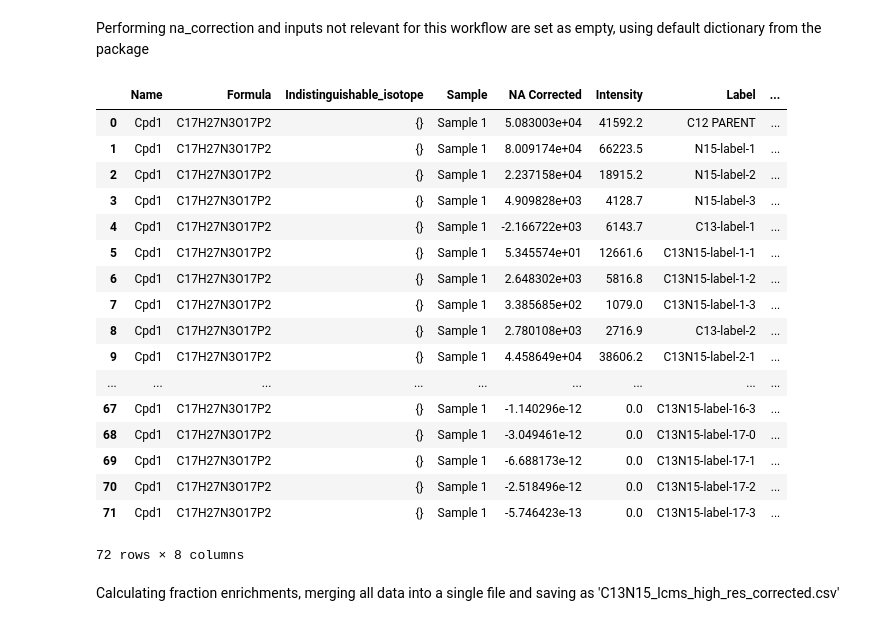
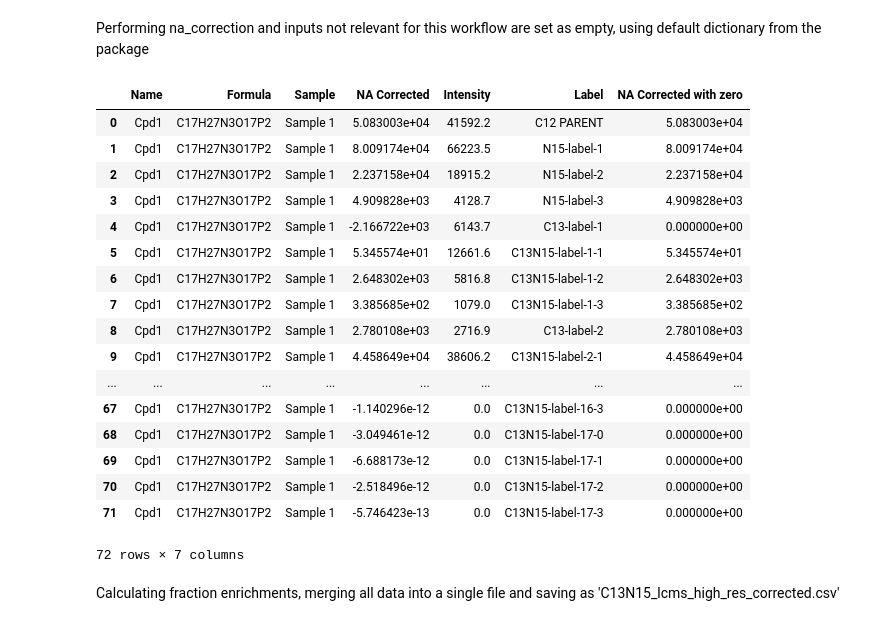
Before and after one commit to ElucidataInc/NA_Correction, a Jupyter notebook: Demo/N2-LCMS_workflow_with_C13_N15_label.ipynb, the cells around one changed output. Drawn from its saved outputs; the diff is of its cells as text; code cells hidden in the pictures.

```diff
--- a/Demo/N2-LCMS_workflow_with_C13_N15_label.ipynb
+++ b/Demo/N2-LCMS_workflow_with_C13_N15_label.ipynb
@@ -41,32 +41,32 @@ Dictionary containing natural abundance values for the common isotopes found in
 # %% [markdown]
 Performing na_correction and inputs not relevant for this workflow are set as empty, using default dictionary from the package
 # %%
-na_corr_df, ele_corr_dict = na_correction(merged_df, iso_tracers=['C13', 'N15'], ppm_input_user={}, eleme_corr={})
+na_corr_df, ele_corr_dict = na_correction(merged_df, iso_tracers=['C13', 'N15'], eleme_corr={})
 
 #for user defined NAdictionary
-#na_corr_df, ele_corr_dict = na_correction(merged_df, iso_tracers=['C13', 'N15'], ppm_input_user={}, eleme_corr={}, na_dict=na_dict)
+#na_corr_df, ele_corr_dict = na_correction(merged_df, iso_tracers=['C13', 'N15'], eleme_corr={}, na_dict=na_dict)
 
 na_corr_df = replace_negatives_in_column(na_corr_df, const.NA_CORRECTED_WITH_ZERO, const.NA_CORRECTED_COL)
 na_corr_df
 # %% [output]
-|  | Name | Formula | Indistinguishable_isotope | Sample | NA Corrected | Intensity | Label | ... |
-| 0 | Cpd1 | C17H27N3O17P2 | {} | Sample 1 | 5.083003e+04 | 41592.2 | C12 PARENT | ... |
-| 1 | Cpd1 | C17H27N3O17P2 | {} | Sample 1 | 8.009174e+04 | 66223.5 | N15-label-1 | ... |
-| 2 | Cpd1 | C17H27N3O17P2 | {} | Sample 1 | 2.237158e+04 | 18915.2 | N15-label-2 | ... |
-| 3 | Cpd1 | C17H27N3O17P2 | {} | Sample 1 | 4.909828e+03 | 4128.7 | N15-label-3 | ... |
-| 4 | Cpd1 | C17H27N3O17P2 | {} | Sample 1 | -2.166722e+03 | 6143.7 | C13-label-1 | ... |
-| 5 | Cpd1 | C17H27N3O17P2 | {} | Sample 1 | 5.345574e+01 | 12661.6 | C13N15-label-1-1 | ... |
-| 6 | Cpd1 | C17H27N3O17P2 | {} | Sample 1 | 2.648302e+03 | 5816.8 | C13N15-label-1-2 | ... |
-| 7 | Cpd1 | C17H27N3O17P2 | {} | Sample 1 | 3.385685e+02 | 1079.0 | C13N15-label-1-3 | ... |
-| 8 | Cpd1 | C17H27N3O17P2 | {} | Sample 1 | 2.780108e+03 | 2716.9 | C13-label-2 | ... |
-| 9 | Cpd1 | C17H27N3O17P2 | {} | Sample 1 | 4.458649e+04 | 38606.2 | C13N15-label-2-1 | ... |
-| ... | ... | ... | ... | ... | ... | ... | ... | ... |
-| 67 | Cpd1 | C17H27N3O17P2 | {} | Sample 1 | -1.140296e-12 | 0.0 | C13N15-label-16-3 | ... |
-| 68 | Cpd1 | C17H27N3O17P2 | {} | Sample 1 | -3.049461e-12 | 0.0 | C13N15-label-17-0 | ... |
-| 69 | Cpd1 | C17H27N3O17P2 | {} | Sample 1 | -6.688173e-12 | 0.0 | C13N15-label-17-1 | ... |
-| 70 | Cpd1 | C17H27N3O17P2 | {} | Sample 1 | -2.518496e-12 | 0.0 | C13N15-label-17-2 | ... |
-| 71 | Cpd1 | C17H27N3O17P2 | {} | Sample 1 | -5.746423e-13 | 0.0 | C13N15-label-17-3 | ... |
+|  | Name | Formula | Sample | NA Corrected | Intensity | Label | NA Corrected with zero |
+| 0 | Cpd1 | C17H27N3O17P2 | Sample 1 | 5.083003e+04 | 41592.2 | C12 PARENT | 5.083003e+04 |
+| 1 | Cpd1 | C17H27N3O17P2 | Sample 1 | 8.009174e+04 | 66223.5 | N15-label-1 | 8.009174e+04 |
+| 2 | Cpd1 | C17H27N3O17P2 | Sample 1 | 2.237158e+04 | 18915.2 | N15-label-2 | 2.237158e+04 |
+| 3 | Cpd1 | C17H27N3O17P2 | Sample 1 | 4.909828e+03 | 4128.7 | N15-label-3 | 4.909828e+03 |
+| 4 | Cpd1 | C17H27N3O17P2 | Sample 1 | -2.166722e+03 | 6143.7 | C13-label-1 | 0.000000e+00 |
+| 5 | Cpd1 | C17H27N3O17P2 | Sample 1 | 5.345574e+01 | 12661.6 | C13N15-label-1-1 | 5.345574e+01 |
+| 6 | Cpd1 | C17H27N3O17P2 | Sample 1 | 2.648302e+03 | 5816.8 | C13N15-label-1-2 | 2.648302e+03 |
+| 7 | Cpd1 | C17H27N3O17P2 | Sample 1 | 3.385685e+02 | 1079.0 | C13N15-label-1-3 | 3.385685e+02 |
+| 8 | Cpd1 | C17H27N3O17P2 | Sample 1 | 2.780108e+03 | 2716.9 | C13-label-2 | 2.780108e+03 |
+| 9 | Cpd1 | C17H27N3O17P2 | Sample 1 | 4.458649e+04 | 38606.2 | C13N15-label-2-1 | 4.458649e+04 |
+| ... | ... | ... | ... | ... | ... | ... | ... |
+| 67 | Cpd1 | C17H27N3O17P2 | Sample 1 | -1.140296e-12 | 0.0 | C13N15-label-16-3 | 0.000000e+00 |
+| 68 | Cpd1 | C17H27N3O17P2 | Sample 1 | -3.049461e-12 | 0.0 | C13N15-label-17-0 | 0.000000e+00 |
+| 69 | Cpd1 | C17H27N3O17P2 | Sample 1 | -6.688173e-12 | 0.0 | C13N15-label-17-1 | 0.000000e+00 |
+| 70 | Cpd1 | C17H27N3O17P2 | Sample 1 | -2.518496e-12 | 0.0 | C13N15-label-17-2 | 0.000000e+00 |
+| 71 | Cpd1 | C17H27N3O17P2 | Sample 1 | -5.746423e-13 | 0.0 | C13N15-label-17-3 | 0.000000e+00 |
-72 rows × 8 columns
+72 rows × 7 columns
 # %% [markdown]
 Calculating fraction enrichments, merging all data into a single file and saving as 'C13N15_lcms_high_res_corrected.csv'
 # %%
```
Also changed, not shown: 11 other files.
